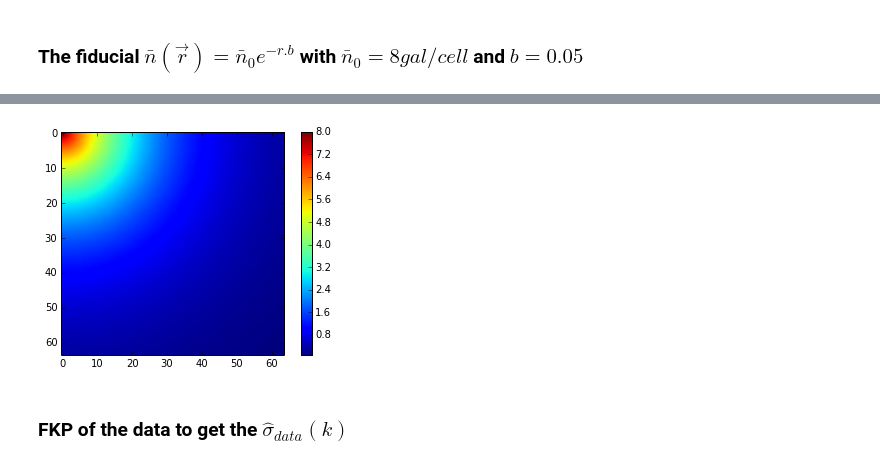
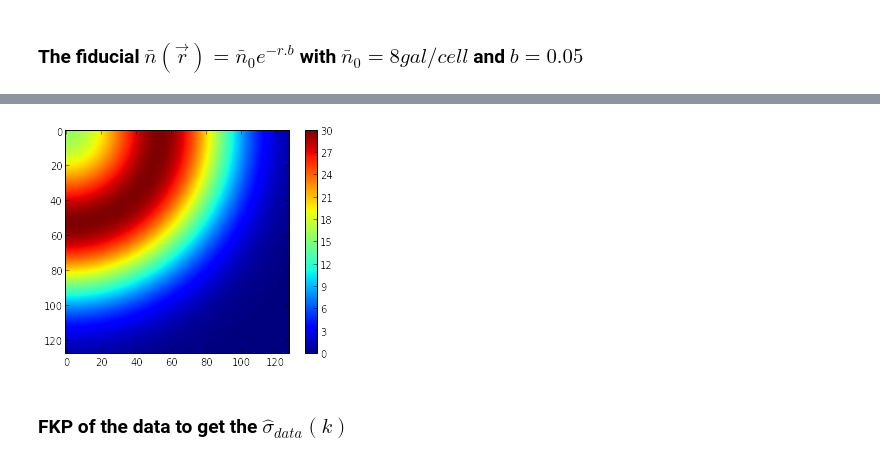
Before and after one commit to arthurmloureiro/MCMaps, a Jupyter notebook: MCMaps.ipynb, the cells around one changed output, grey strips where cells are left out. Drawn from its saved outputs; the diff is of its cells as text; code cells hidden in the pictures.

Commit message:
With Prof. Abramo's new M matrix and his benchmarks

```diff
--- a/MCMaps.ipynb
+++ b/MCMaps.ipynb
@@ -92,7 +210,8 @@ pl.show()
 ### The fiducial $\bar{n}(\vec{r})=\bar{n}_0e^{-r.b}$ with $\bar{n}_0 = 8 gal/cell$ and $b=0.05$
 # %%
 %%time
-n_bar_matrix_fid = selection_func(grid.r_x,grid.r_y,grid.r_z,n_bar0[1],1./16,1.2)
-pl.imshow(n_bar_matrix_fid[0])
+#n_bar_matrix_fid = selection_func(grid.r_x,grid.r_y,grid.r_z,n_bar0[1],1./16,0.2,1.2)
+n_bar_matrix_fid = selection_func(grid.grid_r,30.,62.,38.0)
+pl.imshow(n_bar_matrix_fid[:,:,32])
 pl.colorbar()
 # %% [output]
@@ -101,4 +220,4 @@ Wall time: 84.9 ms
-[figure, old version]
+[figure, new version]
 # %% [markdown]
 ### FKP of the data to get the $\hat{\sigma}_{data}(k)$
 # %%
```
Also changed, not shown: parts of 20 cells of this notebook, 3 other files.
